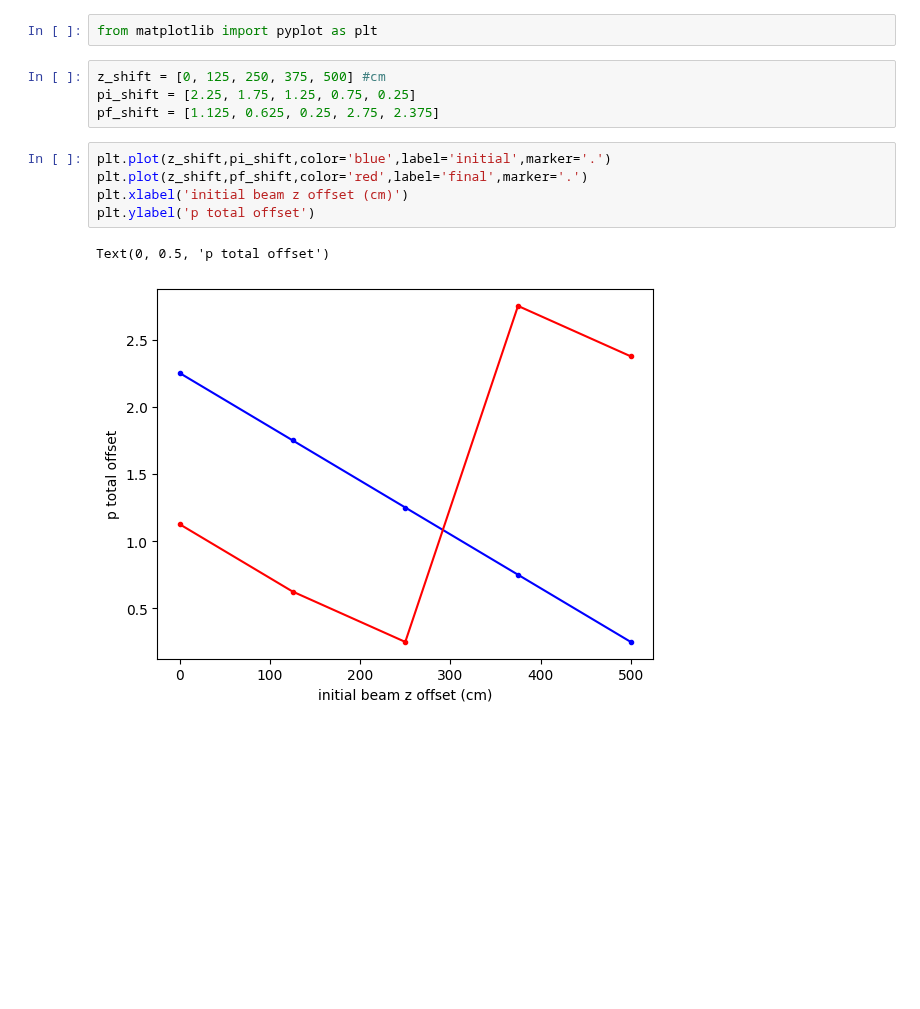
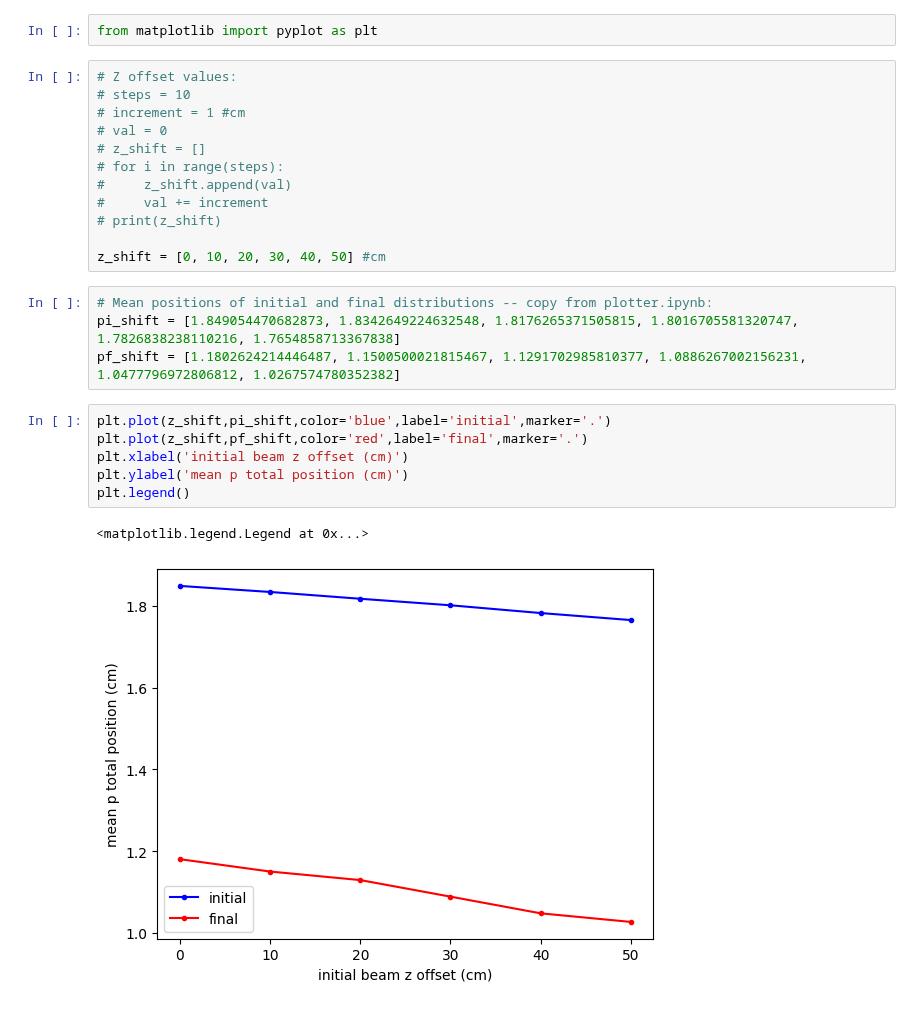
Before and after one commit to criggall/muon-cooling, a Jupyter notebook: z-shift-sim/z-shift-correlation.ipynb, the cells around one changed output. Drawn from its saved outputs; the diff is of its cells as text; blank space fills up the shorter version.

Commit message:
Continuing tests of z shift and time offset simulations

```diff
--- a/z-shift-sim/z-shift-correlation.ipynb
+++ b/z-shift-sim/z-shift-correlation.ipynb
@@ -1,14 +1,27 @@
 # %%
 from matplotlib import pyplot as plt
-# %%
-z_shift = [0, 125, 250, 375, 500] #cm
-pi_shift = [2.25, 1.75, 1.25, 0.75, 0.25]
-pf_shift = [1.125, 0.625, 0.25, 2.75, 2.375]
+# %%
+# Z offset values:
+# steps = 10
+# increment = 1 #cm
+# val = 0
+# z_shift = []
+# for i in range(steps):
+#     z_shift.append(val)
+#     val += increment
+# print(z_shift)
+
+z_shift = [0, 10, 20, 30, 40, 50] #cm
+# %%
+# Mean positions of initial and final distributions -- copy from plotter.ipynb:
+pi_shift = [1.849054470682873, 1.8342649224632548, 1.8176265371505815, 1.8016705581320747, 1.7826838238110216, 1.7654858713367838]
+pf_shift = [1.1802624214446487, 1.1500500021815467, 1.1291702985810377, 1.0886267002156231, 1.0477796972806812, 1.0267574780352382]
 # %%
 plt.plot(z_shift,pi_shift,color='blue',label='initial',marker='.')
 plt.plot(z_shift,pf_shift,color='red',label='final',marker='.')
 plt.xlabel('initial beam z offset (cm)')
-plt.ylabel('p total offset')
+plt.ylabel('mean p total position (cm)')
+plt.legend()
 # %% [output]
-Text(0, 0.5, 'p total offset')
+<matplotlib.legend.Legend at 0x...>
-[figure, old version]
+[figure, new version]
```
Also changed, not shown: parts of 2 cells of this notebook, 35 other files.
